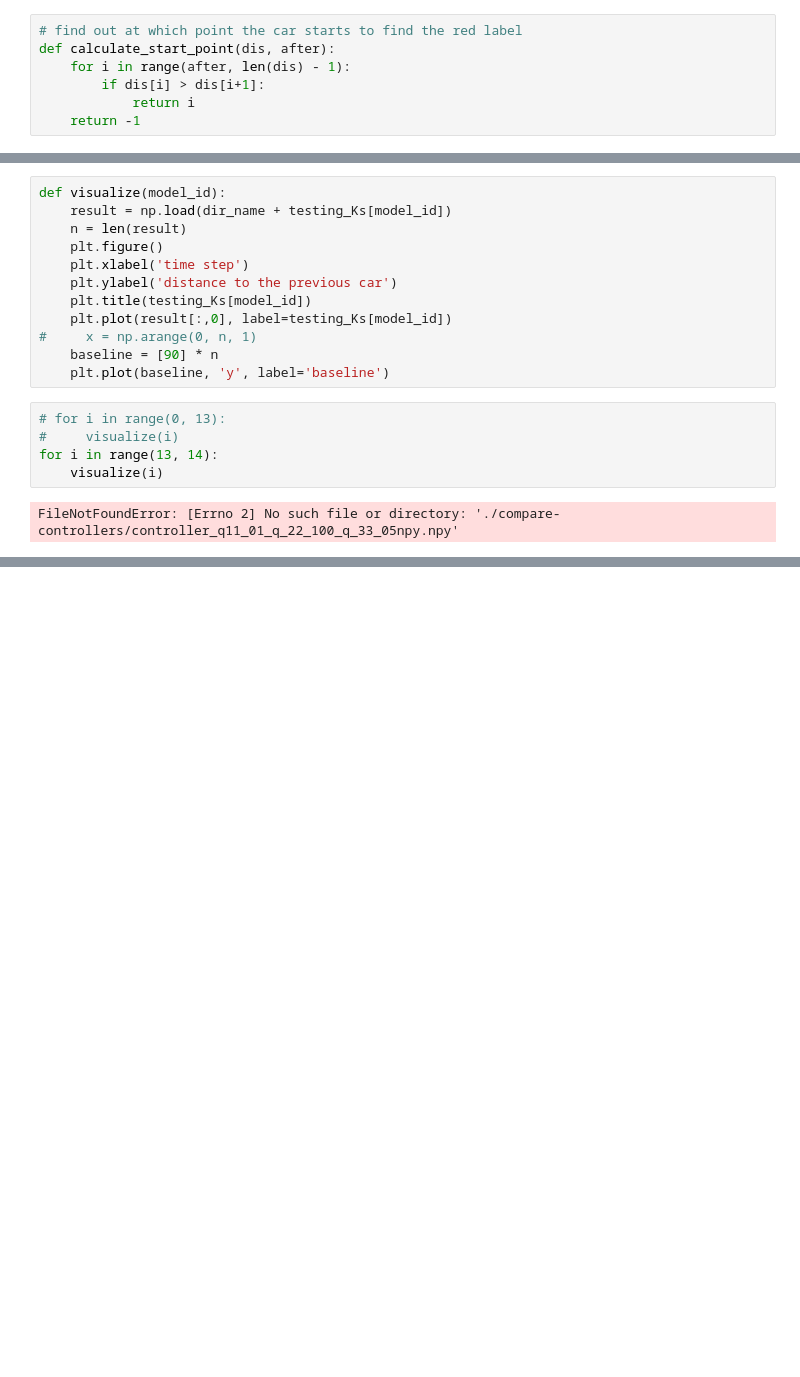
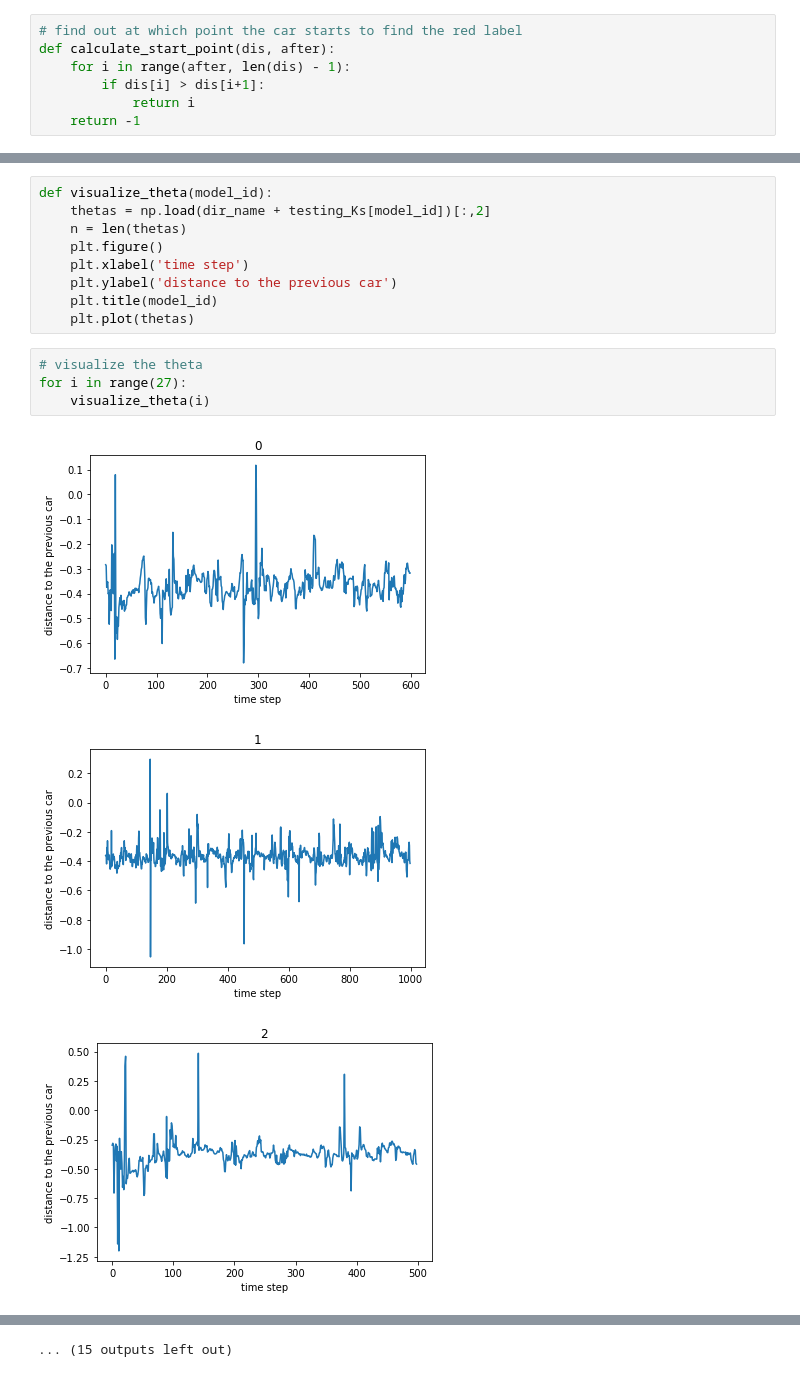
Before and after one commit to nyucan/can-selfdriving, a Jupyter notebook: record/coupled-controllers/Compare.ipynb, the cells around one changed output, grey strips where cells are left out. Saved outputs shown, nothing was run; the diff lists cells and outputs as text; blank space fills up the shorter version.

Commit message:
tested coupled controller, 2-26

```diff
--- a/record/coupled-controllers/Compare.ipynb
+++ b/record/coupled-controllers/Compare.ipynb
@@ -48,19 +126,17 @@ def calculate_start_point(dis, after):
 # %%
-def visualize(model_id):
-    result = np.load(dir_name + testing_Ks[model_id])
-    n = len(result)
+def visualize_theta(model_id):
+    thetas = np.load(dir_name + testing_Ks[model_id])[:,2]
+    n = len(thetas)
     plt.figure()
     plt.xlabel('time step')
     plt.ylabel('distance to the previous car')
-    plt.title(testing_Ks[model_id])
-    plt.plot(result[:,0], label=testing_Ks[model_id])
-#     x = np.arange(0, n, 1)
-    baseline = [90] * n
-    plt.plot(baseline, 'y', label='baseline')
+    plt.title(model_id)
+    plt.plot(thetas)
-# %%
-# for i in range(0, 13):
-#     visualize(i)
-for i in range(13, 14):
-    visualize(i)
-# %% [output]
-FileNotFoundError: [Errno 2] No such file or directory: './compare-controllers/controller_q11_01_q_22_100_q_33_05npy.npy'
+# %%
+# visualize the theta
+for i in range(27):
+    visualize_theta(i)
+# %% [output]
+[figure, added]
+[figure, added]
+[figure, added]
@@ -66,0 +152 @@ FileNotFoundError: [Errno 2] No such file or directory: './compare-controllers/c
+... (15 outputs left out)
```
Also changed, not shown: parts of 8 cells of this notebook, 39 other files.
